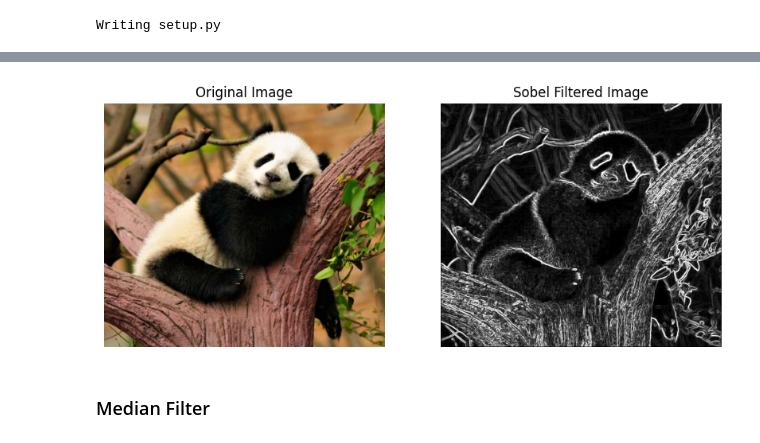
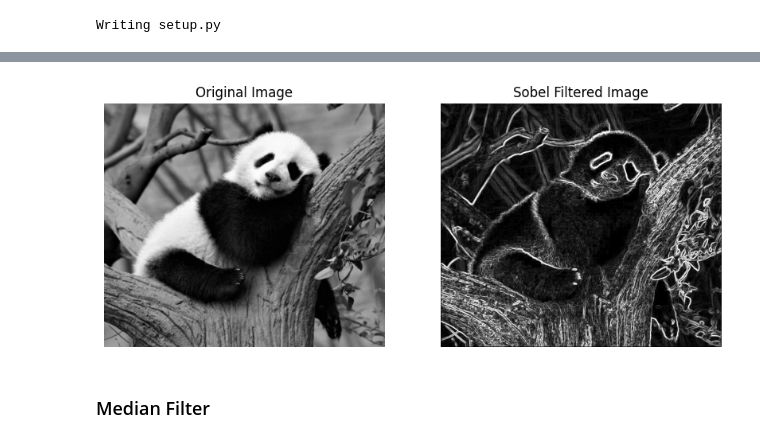
Before and after one commit to valinyourarea/Images_Processing, a Jupyter notebook: Imagen_processing.ipynb, the cells around one changed output, grey strips where cells are left out. Saved outputs shown, nothing was run; the diff lists cells and outputs as text; code cells hidden in the pictures.

```diff
--- a/Imagen_processing.ipynb
+++ b/Imagen_processing.ipynb
@@ -480,39 +508,41 @@ error: Microsoft Visual C++ 14.0 or greater is required. Get it with "Microsoft
 import numpy as np
 import matplotlib.pyplot as plt
 import cv2 as cv
-from gaussian_filter_cython import gaussian_filter
 
+# Load the image from the given path
+image_path = "Tesla.jpg"  # Change this if the file has a different name
+img = cv.imread(image_path, cv.IMREAD_GRAYSCALE)
 
-# Load and preprocess the image
-img = cv.imread('img/Tesla.jpg', cv.IMREAD_GRAYSCALE)
+# Check if the image was loaded successfully
+if img is None:
+    raise FileNotFoundError(f"Could not load the image from path: {image_path}")
 
-# Resize for better performance
+# Resize the image for better performance
 height, width = img.shape[:2]
 scale = 1 / 4
 width = int(width * scale)
 height = int(height * scale)
 img = cv.resize(img, (width, height))
 
-# Convert image to float64 for compatibility with Cython
+# Convert the image to float64 for processing
 img = img.astype(np.float64)
 
-n = 51  # Kernel size
-sigma = 8  # Standard deviation
-kernel = gaussian_kernel(n, sigma)
-
-
-# Generate Gaussian kernel
+# Function to generate a Gaussian kernel
 def gaussian_kernel(size, sigma):
     ax = np.linspace(-(size // 2), size // 2, size)
     xx, yy = np.meshgrid(ax, ax)
     kernel = np.exp(-(xx**2 + yy**2) / (2 * sigma**2))
     return kernel / np.sum(kernel)  # Normalize the kernel
 
+# Gaussian filter parameters
+n = 51  # Kernel size
+sigma = 8  # Standard deviation
+kernel = gaussian_kernel(n, sigma)
 
-# Apply Gaussian filter
-img_filtered = gaussian_filter_cython(img, kernel)
+# Apply Gaussian filter using OpenCV instead of Cython
+img_filtered = cv.filter2D(img, -1, kernel)
 
-# Display images
+# Display the images
 plt.figure(figsize=(10, 5))
 plt.subplot(1, 2, 1)
 plt.imshow(img, cmap='gray')
@@ -521,7 +551,7 @@ plt.axis('off')
 
 plt.subplot(1, 2, 2)
 plt.imshow(img_filtered, cmap='gray')
-plt.title("Gaussian Filtered Image (Cython)")
+plt.title("Gaussian Filtered Image")
 plt.axis('off')
 
 plt.show()
@@ -601,42 +630,36 @@ copying build/lib.linux-x86_64-cpython-311/sobel_filter_cython.cpython-311-x86_6
 from PIL import Image
 import numpy as np
 import matplotlib.pyplot as plt
 from sobel_filter_cython import apply_sobel_cython
 
 # Load the image
-image = Image.open('img/SampleImage.jpg')
+image = Image.open('SampleImage.png')
 
 # Convert the image to grayscale
 image_gray = image.convert('L')
 
 # Convert the image to a NumPy array
 image_np = np.array(image_gray, dtype=np.uint8)
 
 # Apply the Sobel filter
 filtered_image = apply_sobel_cython(image_np)
 
-# Convert original image to RGB for proper visualization
-image_rgb = np.array(image)
-
 # Display the original and filtered images side by side
 plt.figure(figsize=(10, 5))
 
-# Original Image
 plt.subplot(1, 2, 1)
-plt.imshow(image_rgb)
+plt.imshow(image_np, cmap='gray')
 plt.title("Original Image")
 plt.axis('off')
 
-# Filtered Image
 plt.subplot(1, 2, 2)
 plt.imshow(filtered_image, cmap='gray')
 plt.title("Sobel Filtered Image")
 plt.axis('off')
 
-# Show both images
 plt.show()
 # %% [output]
-[figure, old version]
+[figure, new version]
 # %% [markdown]
 ### Median Filter
 # %%
```
Also changed, not shown: parts of 20 cells of this notebook.
